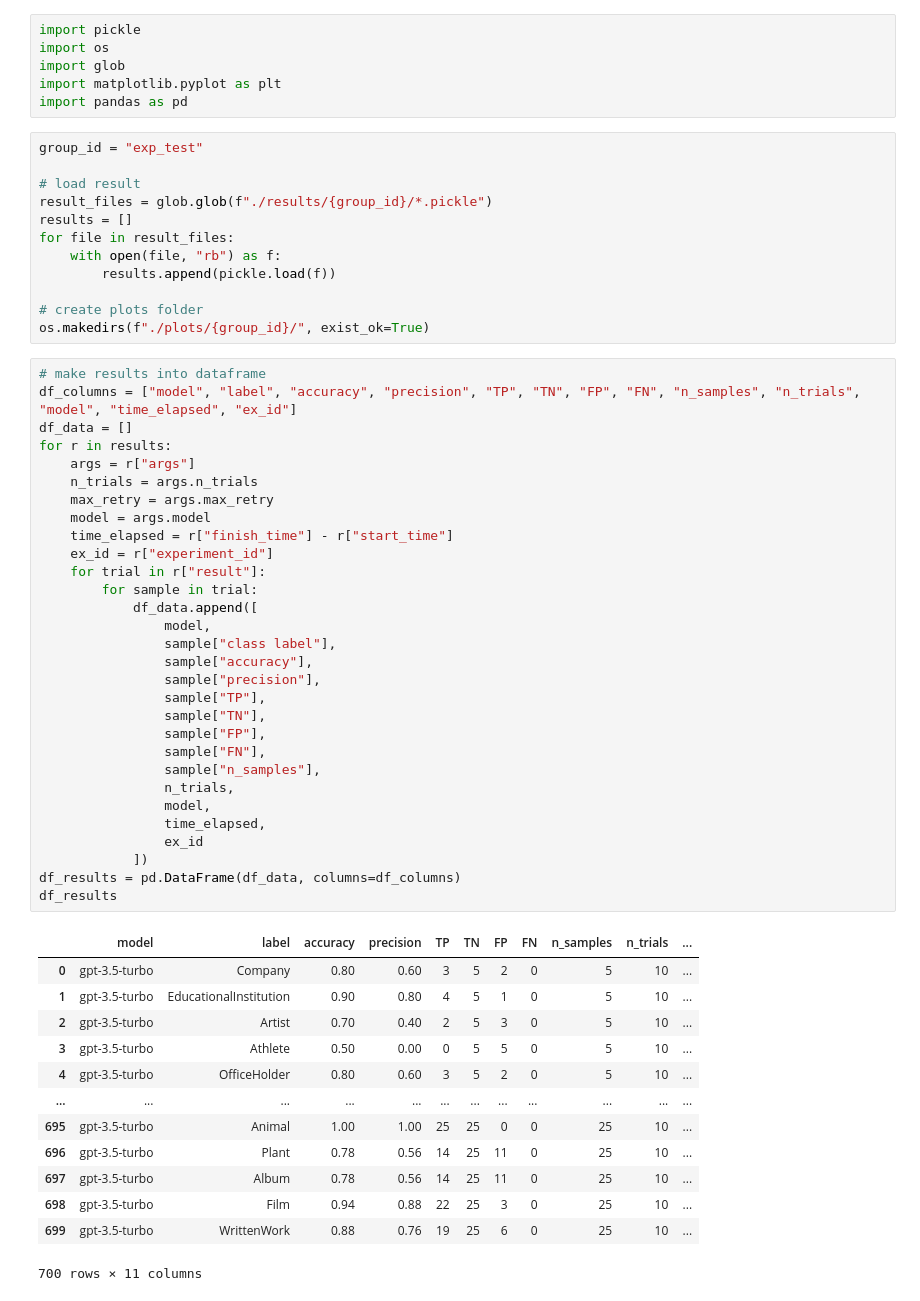
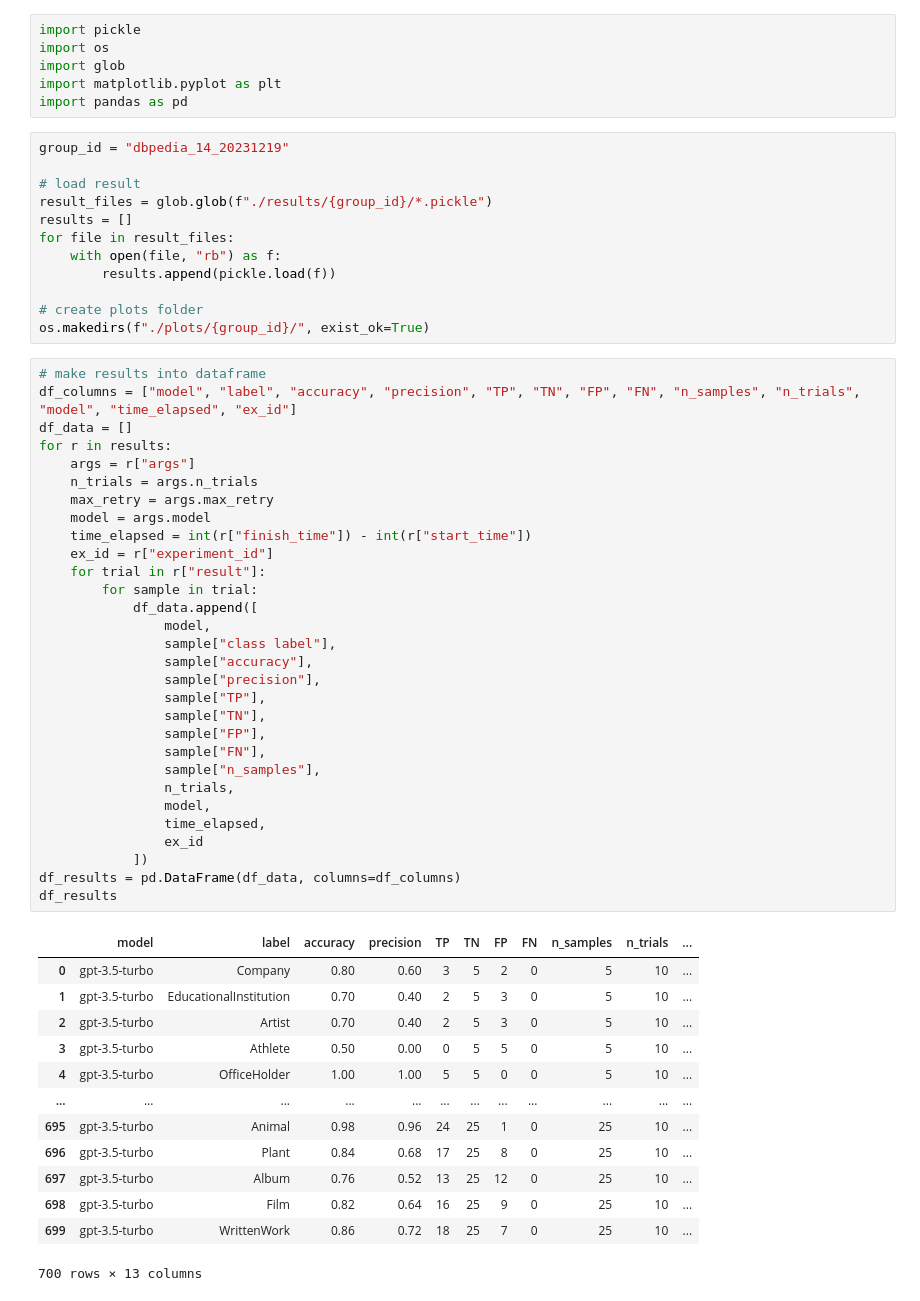
Before and after one commit to crowd4u/evaluate-LLMs, a Jupyter notebook: experiments/plot_data.ipynb, the cells around one changed output. Saved outputs shown, nothing was run; the diff lists cells and outputs as text.

```diff
--- a/experiments/plot_data.ipynb
+++ b/experiments/plot_data.ipynb
@@ -5,7 +5,7 @@ import glob
 import matplotlib.pyplot as plt
 import pandas as pd
 # %%
-group_id = "exp_test"
+group_id = "dbpedia_14_20231219"
 
 # load result
 result_files = glob.glob(f"./results/{group_id}/*.pickle")
@@ -21,45 +21,45 @@ os.makedirs(f"./plots/{group_id}/", exist_ok=True)
 df_columns = ["model", "label", "accuracy", "precision", "TP", "TN", "FP", "FN", "n_samples", "n_trials", "model", "time_elapsed", "ex_id"]
 df_data = []
 for r in results:
     args = r["args"]
     n_trials = args.n_trials
     max_retry = args.max_retry
     model = args.model
-    time_elapsed = r["finish_time"] - r["start_time"]
+    time_elapsed = int(r["finish_time"]) - int(r["start_time"])
     ex_id = r["experiment_id"]
     for trial in r["result"]:
         for sample in trial:
             df_data.append([
                 model,
                 sample["class label"],
                 sample["accuracy"],
                 sample["precision"],
                 sample["TP"],
                 sample["TN"],
                 sample["FP"],
                 sample["FN"],
                 sample["n_samples"],
                 n_trials,
                 model,
                 time_elapsed,
                 ex_id
             ])
 df_results = pd.DataFrame(df_data, columns=df_columns)
 df_results
 # %% [output]
 |  | model | label | accuracy | precision | TP | TN | FP | FN | n_samples | n_trials | ... |
 | 0 | gpt-3.5-turbo | Company | 0.80 | 0.60 | 3 | 5 | 2 | 0 | 5 | 10 | ... |
-| 1 | gpt-3.5-turbo | EducationalInstitution | 0.90 | 0.80 | 4 | 5 | 1 | 0 | 5 | 10 | ... |
+| 1 | gpt-3.5-turbo | EducationalInstitution | 0.70 | 0.40 | 2 | 5 | 3 | 0 | 5 | 10 | ... |
 | 2 | gpt-3.5-turbo | Artist | 0.70 | 0.40 | 2 | 5 | 3 | 0 | 5 | 10 | ... |
 | 3 | gpt-3.5-turbo | Athlete | 0.50 | 0.00 | 0 | 5 | 5 | 0 | 5 | 10 | ... |
-| 4 | gpt-3.5-turbo | OfficeHolder | 0.80 | 0.60 | 3 | 5 | 2 | 0 | 5 | 10 | ... |
+| 4 | gpt-3.5-turbo | OfficeHolder | 1.00 | 1.00 | 5 | 5 | 0 | 0 | 5 | 10 | ... |
 | ... | ... | ... | ... | ... | ... | ... | ... | ... | ... | ... | ... |
-| 695 | gpt-3.5-turbo | Animal | 1.00 | 1.00 | 25 | 25 | 0 | 0 | 25 | 10 | ... |
-| 696 | gpt-3.5-turbo | Plant | 0.78 | 0.56 | 14 | 25 | 11 | 0 | 25 | 10 | ... |
-| 697 | gpt-3.5-turbo | Album | 0.78 | 0.56 | 14 | 25 | 11 | 0 | 25 | 10 | ... |
-| 698 | gpt-3.5-turbo | Film | 0.94 | 0.88 | 22 | 25 | 3 | 0 | 25 | 10 | ... |
-| 699 | gpt-3.5-turbo | WrittenWork | 0.88 | 0.76 | 19 | 25 | 6 | 0 | 25 | 10 | ... |
+| 695 | gpt-3.5-turbo | Animal | 0.98 | 0.96 | 24 | 25 | 1 | 0 | 25 | 10 | ... |
+| 696 | gpt-3.5-turbo | Plant | 0.84 | 0.68 | 17 | 25 | 8 | 0 | 25 | 10 | ... |
+| 697 | gpt-3.5-turbo | Album | 0.76 | 0.52 | 13 | 25 | 12 | 0 | 25 | 10 | ... |
+| 698 | gpt-3.5-turbo | Film | 0.82 | 0.64 | 16 | 25 | 9 | 0 | 25 | 10 | ... |
+| 699 | gpt-3.5-turbo | WrittenWork | 0.86 | 0.72 | 18 | 25 | 7 | 0 | 25 | 10 | ... |
-700 rows × 11 columns
+700 rows × 13 columns
 # %%
 # group by n_sample
 res_g_sample = df_results.groupby(by=["label","n_samples"], as_index=False).mean("precision", "accuracy")
```
Also changed, not shown: parts of 2 cells of this notebook.
